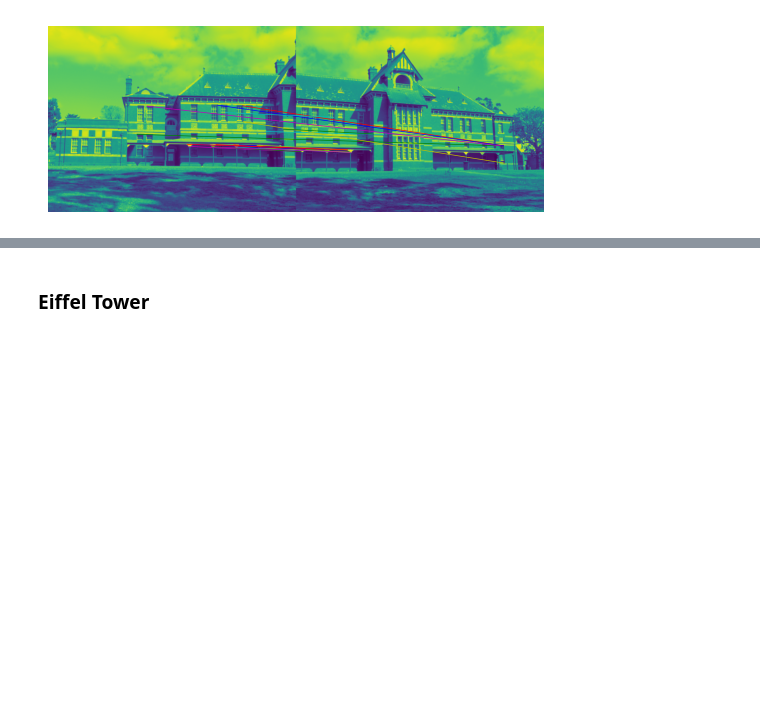
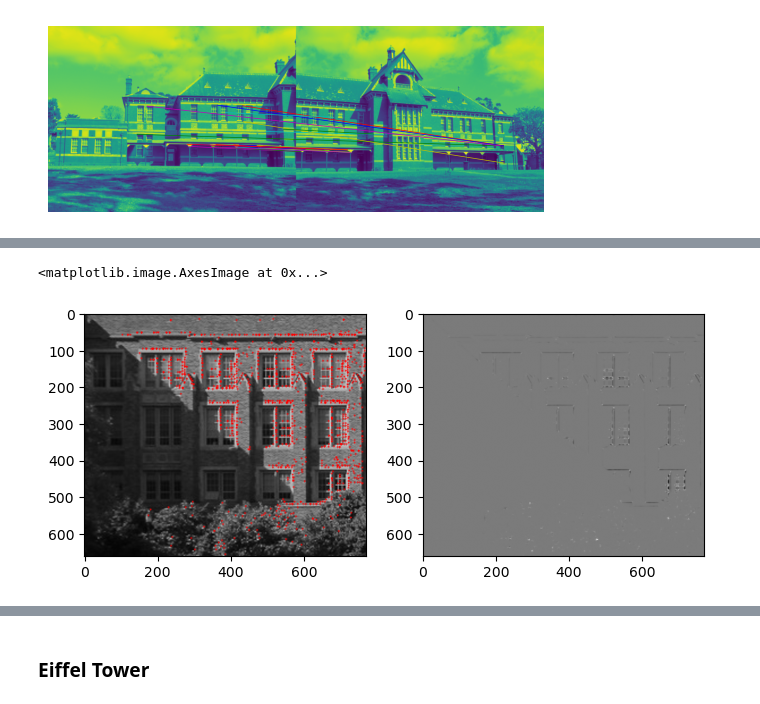
Before and after one commit to MrWlobo/Zaawansowane_Algorytmy_Wizyjne, a Jupyter notebook: Lab06/ZAW_Lab06.ipynb, the cells around one changed output, grey strips where cells are left out. Saved outputs shown, nothing was run; the diff lists cells and outputs as text; code cells hidden in the pictures; blank space fills up the shorter version.

```diff
--- a/Lab06/ZAW_Lab06.ipynb
+++ b/Lab06/ZAW_Lab06.ipynb
@@ -213,0 +225,9 @@ pm.plot_matches(building_1, building_2, building_matches)
+# %%
+y_coords, x_coords = find_max(fountain_pow, 7, 150)
+
+figure, axis = plt.subplots(1, 2, figsize=(8, 4))
+axis[0].imshow(draw_corners(cv2.cvtColor(fountain_pow, cv2.COLOR_GRAY2BGR), y_coords, x_coords))
+axis[1].imshow(fountain_pow_H, cmap="gray")
+# %% [output]
+<matplotlib.image.AxesImage at 0x...>
+[figure, added]
```
Also changed, not shown: parts of 8 cells of this notebook.
